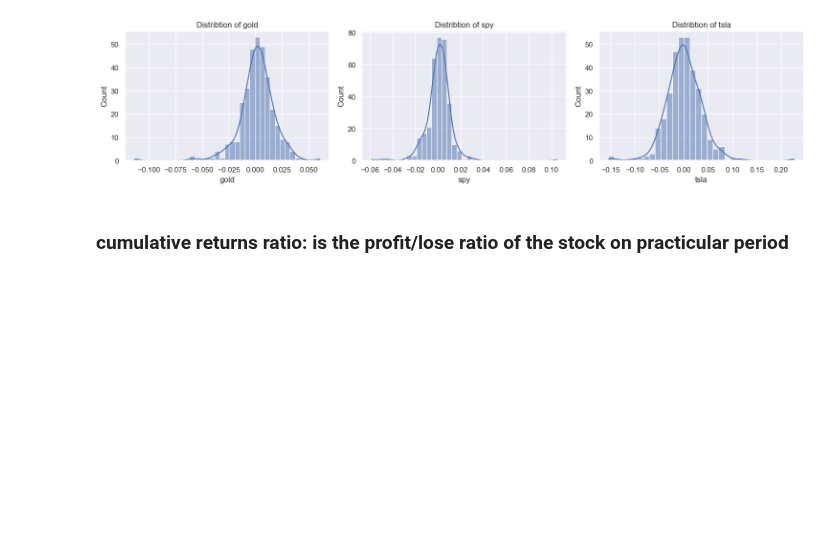
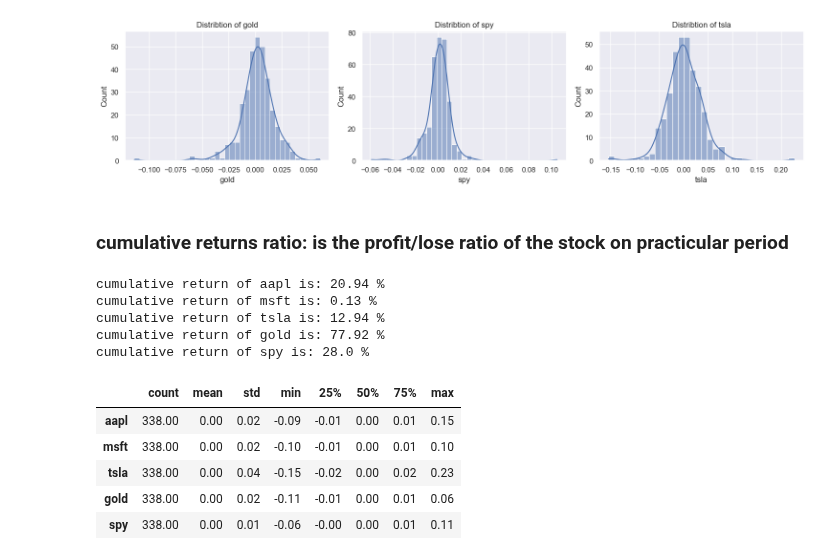
Before and after one commit to Hamza-rami/Stock_trading, a Jupyter notebook: stock_trading.ipynb, the cells around one changed output. Cells and saved outputs as stored; diff of their text form; code cells hidden in the pictures; blank space fills up the shorter version.

```diff
--- a/stock_trading.ipynb
+++ b/stock_trading.ipynb
@@ -196,3 +196,23 @@ for e, i in enumerate(daily_returns[['gold', 'spy', 'tsla']]):
 [figure]
 # %% [markdown]
 ### cumulative returns ratio: is the profit/lose ratio of the stock on practicular period
+# %%
+stocknames = df.columns
+
+for stock in stocknames:
+    print("cumulative return of {} is: {} %".format(stock, round(((df.iloc[-1][stock] / df.iloc[0][stock]) - 1) * 100, 2)))
+# %% [output]
+cumulative return of aapl is: 20.94 %
+cumulative return of msft is: 0.13 %
+cumulative return of tsla is: 12.94 %
+cumulative return of gold is: 77.92 %
+cumulative return of spy is: 28.0 %
+# %%
+daily_returns.describe().T
+# %% [output]
+|  | count | mean | std | min | 25% | 50% | 75% | max |
+| aapl | 338.00 | 0.00 | 0.02 | -0.09 | -0.01 | 0.00 | 0.01 | 0.15 |
+| msft | 338.00 | 0.00 | 0.02 | -0.10 | -0.01 | 0.00 | 0.01 | 0.10 |
+| tsla | 338.00 | 0.00 | 0.04 | -0.15 | -0.02 | 0.00 | 0.02 | 0.23 |
+| gold | 338.00 | 0.00 | 0.02 | -0.11 | -0.01 | 0.00 | 0.01 | 0.06 |
+| spy | 338.00 | 0.00 | 0.01 | -0.06 | -0.00 | 0.00 | 0.01 | 0.11 |
```
Also changed, not shown: parts of 15 cells of this notebook, 5 other files.
